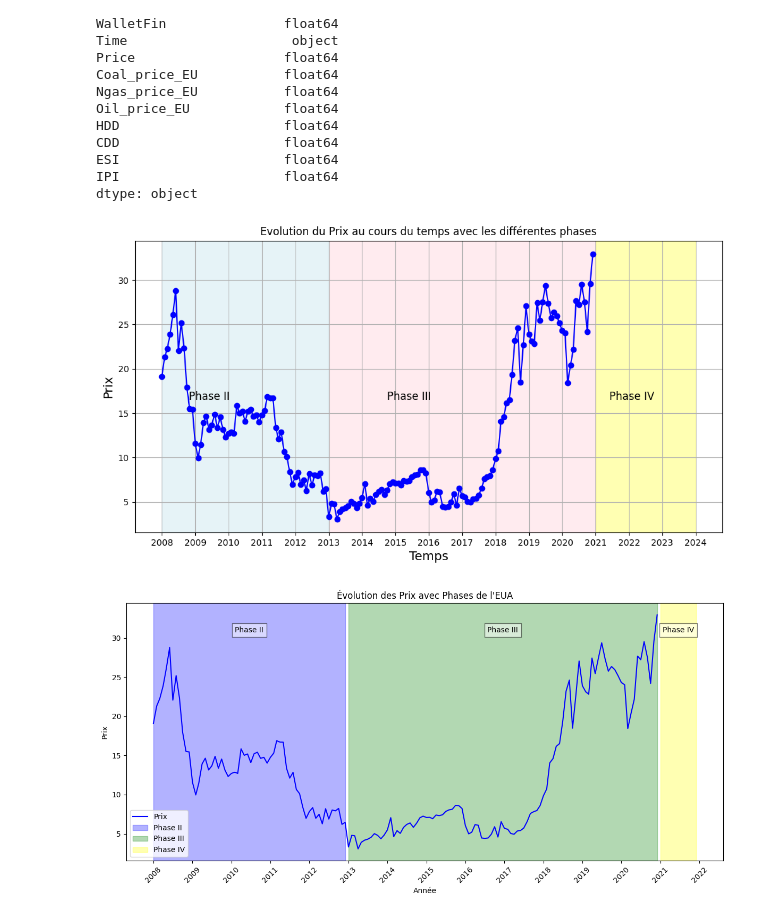
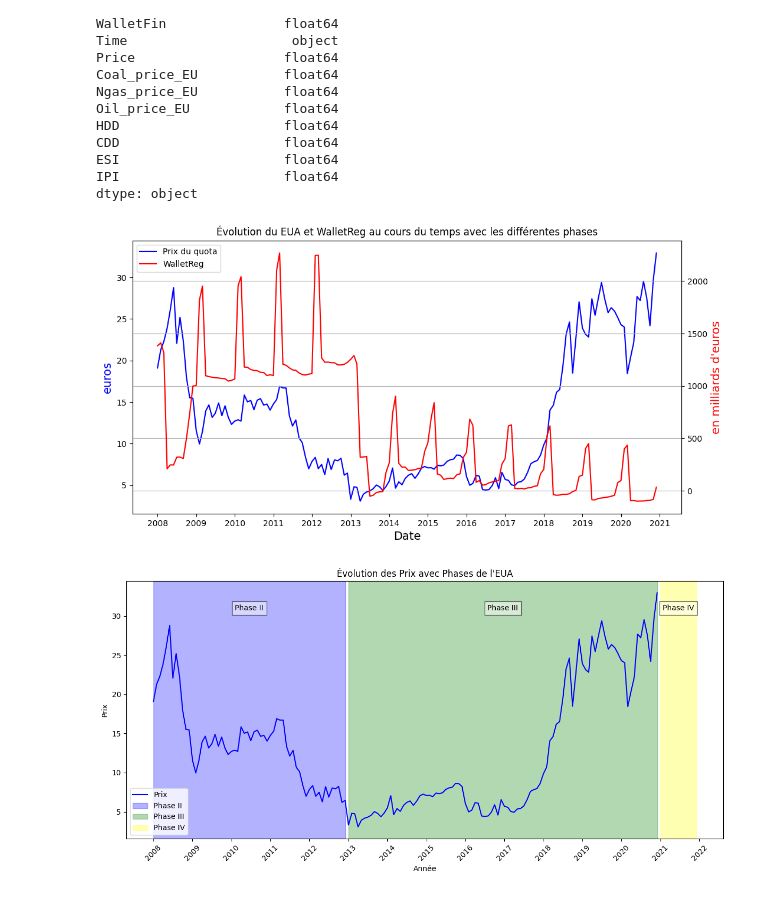
Before and after one commit to ZoeRouquie/Banking-EU-ETS, a Jupyter notebook: LAETITIA/ANALYSE_cluster1.ipynb, the cells around one changed output. Cells and saved outputs as stored; diff of their text form; code cells hidden in the pictures.

```diff
--- a/LAETITIA/ANALYSE_cluster1.ipynb
+++ b/LAETITIA/ANALYSE_cluster1.ipynb
@@ -13,5 +14,5 @@ import seaborn as sns
 # %%
-Data=pd.read_csv("C:/Users/lolpu/Desktop/M2 IES D3S/Projet_tuteuré/Données mensuelles/Bases_nettoyees/Cluster1.csv")
+Data=pd.read_csv("../combined_data/cluster1.csv")
 Data = Data.rename(columns={"month": "Date"})
 Data= Data.drop(columns=["Unnamed: 0"])
 Data= Data.drop(columns=["Unnamed: 0.1"])
@@ -70,28 +71,48 @@ ESI                     float64
 IPI                     float64
 dtype: object
 # %%
+import matplotlib.pyplot as plt
 import matplotlib.dates as mdates
-fig,ax=plt.subplots(figsize=(12, 6))
-ax.plot(Data['Date'],Data['Price'],marker='o',linestyle='-',color='blue')
-ax.axvspan(pd.Timestamp('2008-01-01'), pd.Timestamp('2012-12-31'), color='lightblue', alpha=0.3, label='2008-2012')
-ax.axvspan(pd.Timestamp('2013-01-01'), pd.Timestamp('2020-12-31'), color='pink', alpha=0.3, label='2013-2020')
-ax.axvspan(pd.Timestamp('2021-01-01'), pd.Timestamp('2023-12-31'), color='yellow', alpha=0.3, label='2021-2023')
-# Personnaliser les ticks pour afficher chaque année
+import pandas as pd
+
+fig, ax = plt.subplots(figsize=(12, 6))
+
+# Tracer Price sur l'axe principal
+ax.plot(Data['Date'], Data['Price'], marker='', linestyle='-', color='blue', label='Prix du quota')
+
+# Créer un second axe pour WalletReg
+ax2 = ax.twinx()
+ax2.plot(Data['Date'], Data['WalletReg']/1000000, marker='', linestyle='-', color='red', label='WalletReg')
+
+# Zones colorées pour les différentes phases
+# ax.axvspan(pd.Timestamp('2008-01-01'), pd.Timestamp('2012-12-31'), color='lightblue', alpha=0.3, label='2008-2012')
+# ax.axvspan(pd.Timestamp('2013-01-01'), pd.Timestamp('2020-12-31'), color='pink', alpha=0.3, label='2013-2020')
+# ax.axvspan(pd.Timestamp('2021-01-01'), pd.Timestamp('2023-12-31'), color='yellow', alpha=0.3, label='2021-2023')
+
+# # Personnaliser les ticks pour afficher chaque année
 ax.xaxis.set_major_locator(mdates.YearLocator(1))  # Affiche chaque année
 ax.xaxis.set_major_formatter(mdates.DateFormatter('%Y'))
 
+# Ajout des textes pour les phases
+# ax.text(pd.Timestamp('2009-06-01'), Data['Price'].max()*0.5, 'Phase II', fontsize=12, color='black', ha='center')
+# ax.text(pd.Timestamp('2015-06-01'), Data['Price'].max()*0.5, 'Phase III', fontsize=12, color='black', ha='center')
+# ax.text(pd.Timestamp('2021-06-01'), Data['Price'].max()*0.5, 'Phase IV', fontsize=12, color='black', ha='left')
 
-ax.text(pd.Timestamp('2009-06-01'), Data['Price'].max()*0.5, 'Phase II', fontsize=12, color='black', ha='center')
-ax.text(pd.Timestamp('2015-06-01'), Data['Price'].max()*0.5, 'Phase III', fontsize=12, color='black', ha='center')
-ax.text(pd.Timestamp('2021-06-01'), Data['Price'].max()*0.5, 'Phase IV', fontsize=12, color='black', ha='left')
+# Titre et labels
+plt.title('Évolution du EUA et WalletReg au cours du temps avec les différentes phases')
+ax.set_xlabel('Date', fontsize=14)
+ax.set_ylabel('euros', fontsize=14, color='blue')
+ax2.set_ylabel('en milliards d\'euros', fontsize=14, color='red')
 
-plt.title('Evolution du Prix au cours du temps avec les différentes phases')
-plt.xlabel('Temps',fontsize=14)
-plt.ylabel('Prix', fontsize=14)
+# Grille et légende
 plt.grid(True)
+lines, labels = ax.get_legend_handles_labels()
+lines2, labels2 = ax2.get_legend_handles_labels()
+ax2.legend(lines + lines2, labels + labels2, loc='upper left')
+
 plt.show()
 # %% [output]
-[figure, old version]
+[figure, new version]
 # %%
 import matplotlib.pyplot as plt
 import matplotlib.dates as mdates
```
Also changed, not shown: parts of 1 cell of this notebook, 8 other files.
